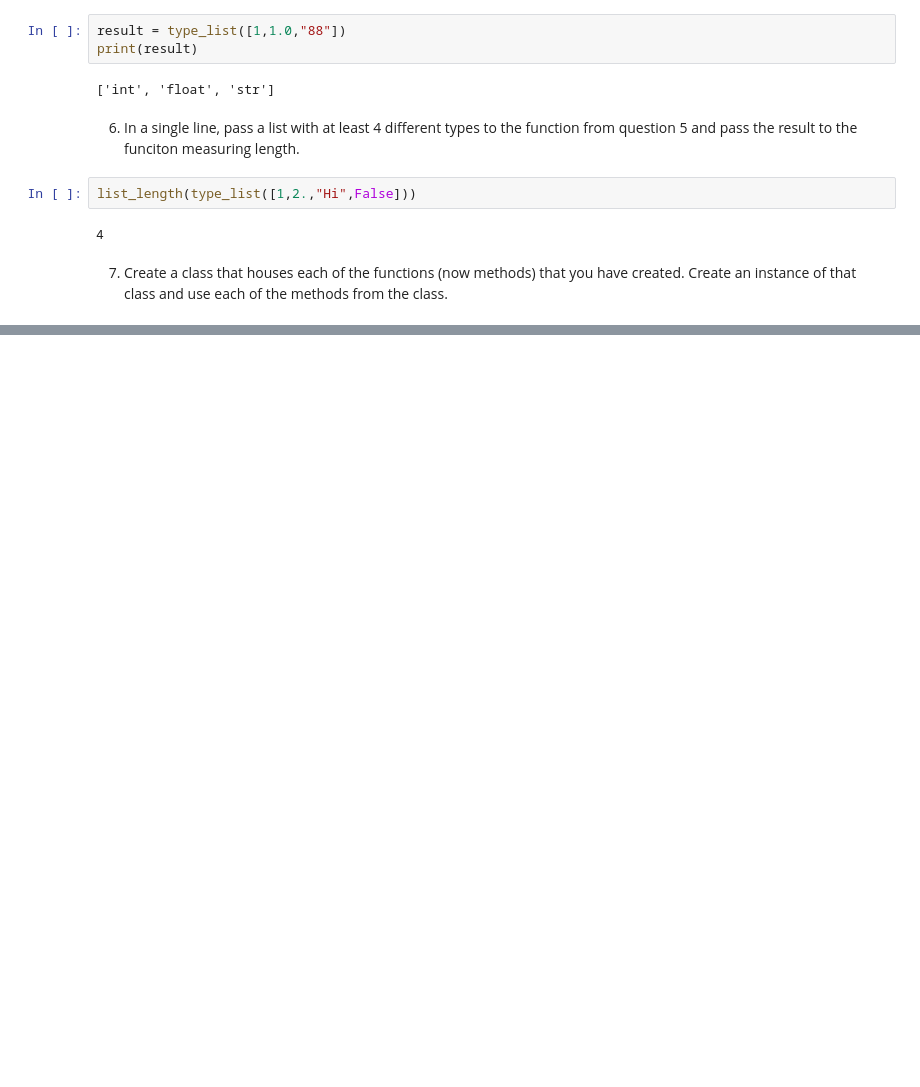
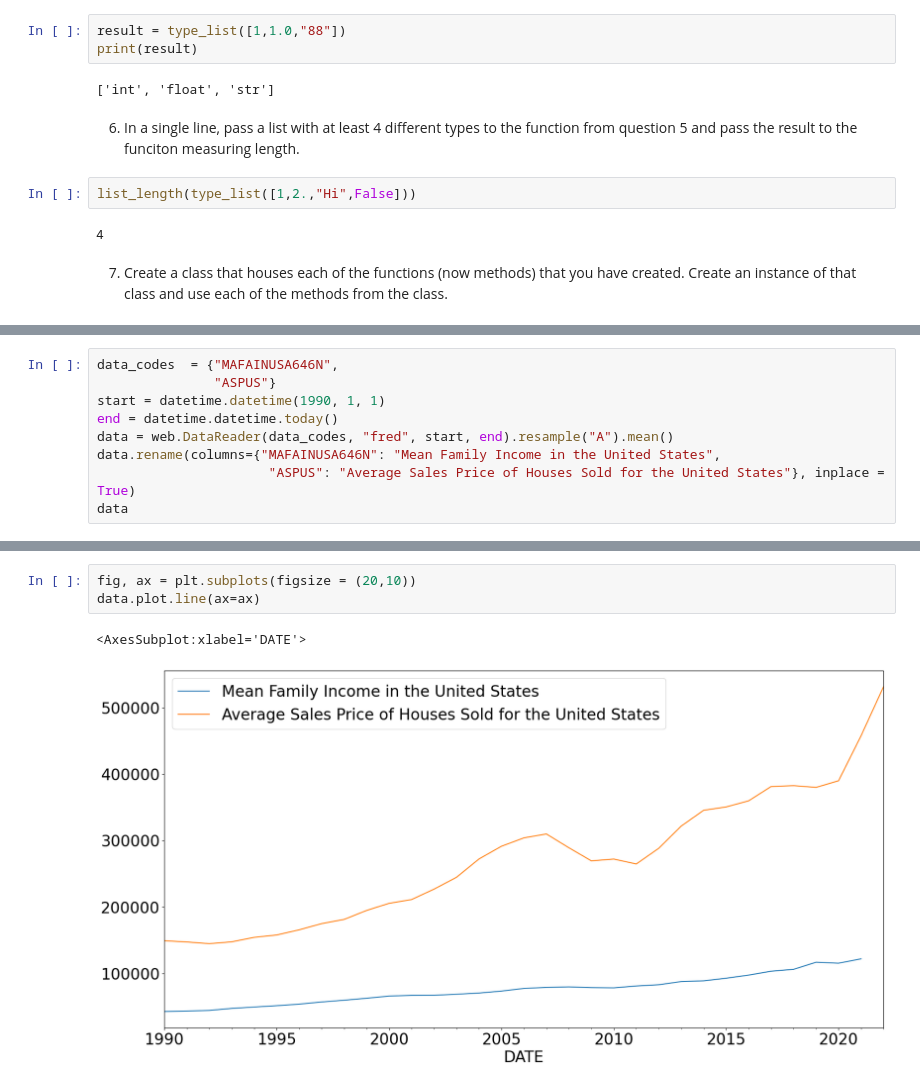
Before and after one commit to AdamPunton/AdamPuntonRepository, a Jupyter notebook: HomeProjects/HW4.ipynb, the cells around one changed output, grey strips where cells are left out. Cells and saved outputs as stored; diff of their text form; blank space fills up the shorter version.

```diff
--- a/HomeProjects/HW4.ipynb
+++ b/HomeProjects/HW4.ipynb
@@ -139,0 +162,9 @@ How has the correlation between each variable changed? Why do you think the corr
+# %%
+data_codes  = {"MAFAINUSA646N",
+               "ASPUS"}
+start = datetime.datetime(1990, 1, 1)
+end = datetime.datetime.today()
+data = web.DataReader(data_codes, "fred", start, end).resample("A").mean()
+data.rename(columns={"MAFAINUSA646N": "Mean Family Income in the United States",
+                      "ASPUS": "Average Sales Price of Houses Sold for the United States"}, inplace = True)
+data
@@ -139,0 +190,6 @@ How has the correlation between each variable changed? Why do you think the corr
+# %%
+fig, ax = plt.subplots(figsize = (20,10))
+data.plot.line(ax=ax)
+# %% [output]
+<AxesSubplot:xlabel='DATE'>
+[figure, added]
```
Also changed, not shown: parts of 17 cells of this notebook, 3 other files.
